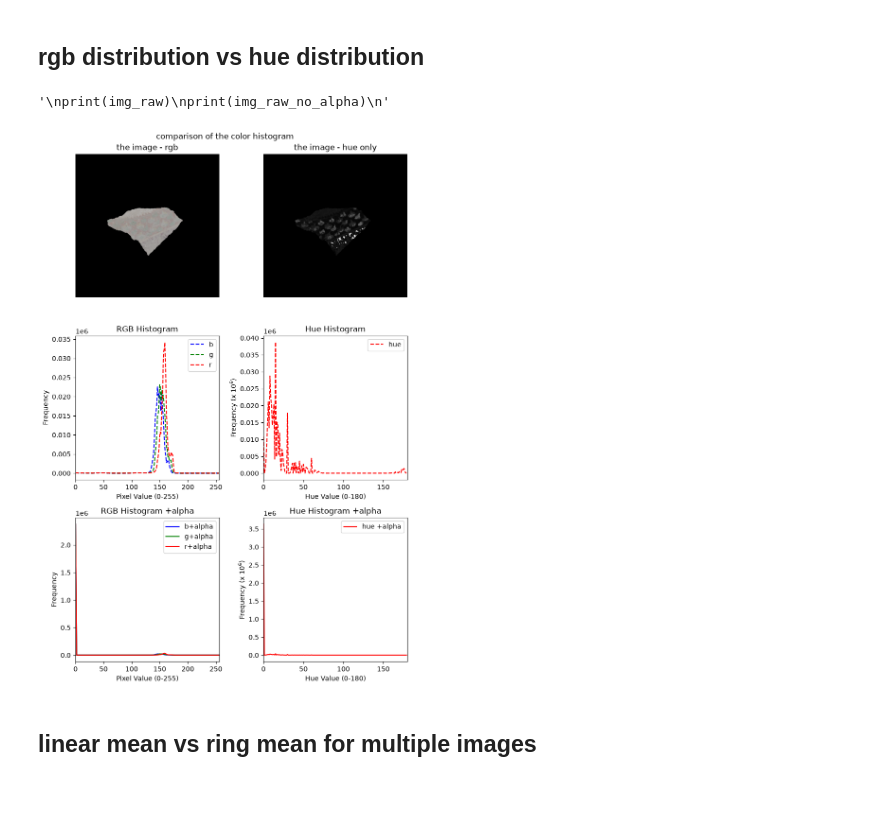
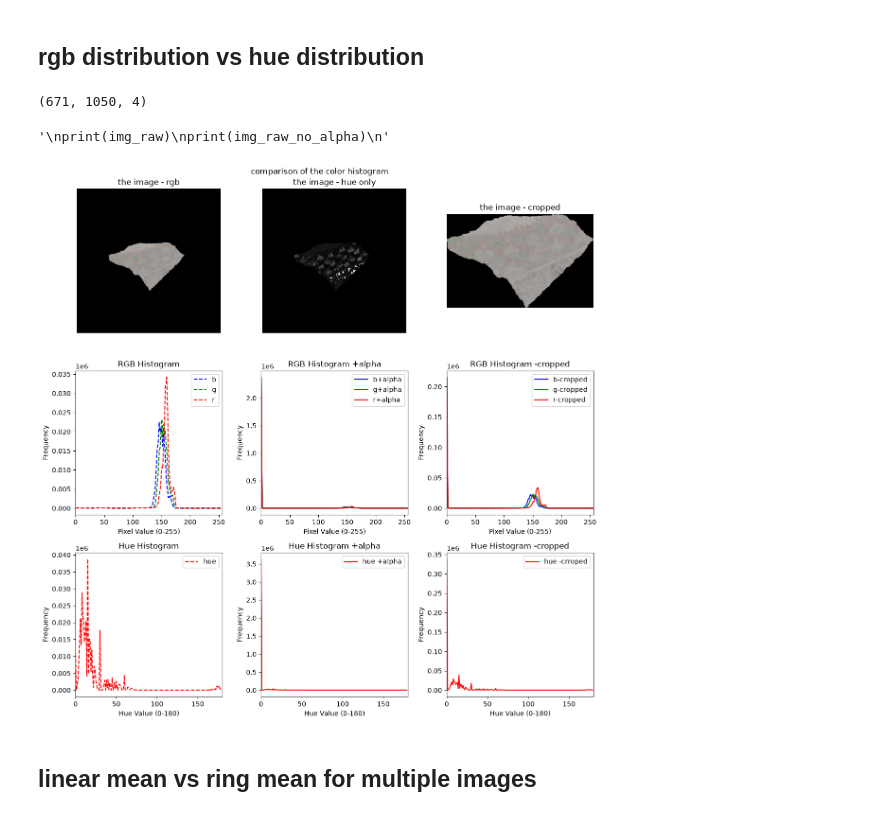
Before and after one commit to cooocoooc/construction-of-2.5D-RePAIR, a Jupyter notebook: notebook/20_analysis_data_raw.ipynb, the cells around one changed output. Saved outputs shown, nothing was run; the diff lists cells and outputs as text; code cells hidden in the pictures.

```diff
--- a/notebook/20_analysis_data_raw.ipynb
+++ b/notebook/20_analysis_data_raw.ipynb
@@ -42,13 +42,15 @@ img_path = '../raw_data/2D_Fragments/2D_Images/assembled_objects/RPobj_g2_o0002/
 
 img_raw = cv2.imread(img_path, cv2.IMREAD_UNCHANGED)
 img_raw_no_alpha = cv2.imread(img_path)
-
+img_cropped = image_utils.get_cropped_from_alpha(img_path)
+print(img_cropped.shape)
 """
 print(img_raw)
 print(img_raw_no_alpha)
 """
 # %% [output]
-'\nprint(img_raw)\nprint(img_raw_no_alpha)\n'
+(671, 1050, 4)
+'\nprint(img_raw)\nprint(img_raw_no_alpha)\n'
 # %%
 import cv2
 import matplotlib.pyplot as plt
@@ -65,11 +67,11 @@ print(hist_test)
 print(hist_test_alpha)
 """
 
-# calculate the color histogram of the rgb
+# calculate the color histogram of the rgb on the raw image
 rgb_engine = ColorHistogramEngine('rgb')
 rgb_hist = rgb_engine.calculate_hist(img_path)
 
-# calculate the color histogram of the hue
+# calculate the color histogram of the hue on the raw image
 hue_engine =  ColorHistogramEngine('hue')
 hue_hist = hue_engine.calculate_hist(img_raw)
 
@@ -81,68 +83,77 @@ rgb_hist_alpha = rgb_engine_alpha.calculate_hist(img_raw_no_alpha)
 hue_engine_alpha =  ColorHistogramEngine('hue', False)
 hue_hist_alpha = hue_engine_alpha.calculate_hist(img_path)
 
+# calculate the color histogram of the rgb on the cropped image
+rgb_engine_cropped = ColorHistogramEngine('rgb', False)
+rgb_hist_cropped = rgb_engine_cropped.calculate_hist(img_cropped)
+
+# calculate the color histogram of the hue on the cropped image
+hue_engine_cropped =  ColorHistogramEngine('hue', False)
+hue_hist_cropped = hue_engine_cropped.calculate_hist(img_cropped)
+
 # show the color distribution and the raw image
-fig, axes = plt.subplots(3, 2, figsize=(8, 12))
+fig, axes = plt.subplots(3, 3, figsize=(12, 12))
 
 # show the rgb distribution
 colors = ('b', 'g', 'r')
 
 for i, color in enumerate(colors):
     hist = rgb_hist[i]
     axes[1, 0].plot(hist, color = color, linestyle = "--", label = colors[i])
     hist_alpha = rgb_hist_alpha[i]
-    axes[2, 0].plot(hist_alpha, color = color, label = f"{colors[i]}+alpha")
+    axes[1, 1].plot(hist_alpha, color = color, label = f"{colors[i]}+alpha")
+    hist_cropped = rgb_hist_cropped[i]
+    axes[1, 2].plot(hist_cropped, color = color, label = f"{colors[i]}-cropped")
 
-axes[1, 0].set_title('RGB Histogram')
-axes[1, 0].set_xlabel('Pixel Value (0-255)')
-axes[1, 0].set_ylabel('Frequency')
-axes[1, 0].set_xlim([0, 256])
-axes[1, 0].ticklabel_format(style = 'sci', axis = 'y', scilimits = (6,6))
-axes[1, 0].legend()
+title_name = ['Histogram', 'Histogram +alpha', 'Histogram -cropped']
+n = len(title_name)
+for i in range(n):
+    axes[1, i].set_title(f'RGB {title_name[i]}')
+    axes[1, i].set_xlabel('Pixel Value (0-255)')
+    axes[1, i].set_ylabel('Frequency')
+    axes[1, i].set_xlim([0, 256])
+    axes[1, i].ticklabel_format(style = 'sci', axis = 'y', scilimits = (6,6))
+    axes[1, i].legend()
 
-axes[2, 0].set_title('RGB Histogram +alpha')
-axes[2, 0].set_xlabel('Pixel Value (0-255)')
-axes[2, 0].set_ylabel('Frequency')
-axes[2, 0].set_xlim([0, 256])
-axes[2, 0].ticklabel_format(style = 'sci', axis = 'y', scilimits = (6,6))
-axes[2, 0].legend()
 
 # show the hue distribution
-axes[1, 1].plot(hue_hist, color = color[0], linestyle='--', label = 'hue')
+axes[2, 0].plot(hue_hist, color = color[0], linestyle='--', label = 'hue')
 axes[2, 1].plot(hue_hist_alpha, color = color[0], label = 'hue +alpha')
+axes[2, 2].plot(hue_hist_cropped, color = color[0], label = 'hue -crroped')
 
-axes[1, 1].set_title('Hue Histogram')
-axes[1, 1].set_xlabel('Hue Value (0-180)')
-axes[1, 1].set_ylabel('Frequency (x $10^6$)')
-axes[1, 1].set_xlim([0, 180])
-axes[1, 1].ticklabel_format(style = 'sci', axis = 'y', scilimits = (6,6))
-axes[1, 1].legend()
+for i in range(n):
+    axes[2, i].set_title(f'Hue {title_name[i]}')
+    axes[2, i].set_xlabel('Hue Value (0-180)')
+    axes[2, i].set_ylabel('Frequency')
+    axes[2, i].set_xlim([0, 180])
+    axes[2, i].ticklabel_format(style = 'sci', axis = 'y', scilimits = (6,6))
+    axes[2, i].legend()
 
-axes[2, 1].set_title('Hue Histogram +alpha')
-axes[2, 1].set_xlabel('Hue Value (0-180)')
-axes[2, 1].set_ylabel('Frequency (x $10^6$)')
-axes[2, 1].set_xlim([0, 180])
-axes[2, 1].ticklabel_format(style = 'sci', axis = 'y', scilimits = (6,6))
-axes[2, 1].legend()
 
 # show the image
 img_rgb = cv2.cvtColor(img_raw, cv2.COLOR_BGR2RGB)
 img_hsv = cv2.cvtColor(img_raw, cv2.COLOR_BGR2HSV)
+img_cropped = cv2.cvtColor(img_cropped, cv2.COLOR_BGR2RGB)
+
 hue_channel = img_hsv[:, :, 0]
 
 axes[0, 0].imshow(img_rgb)
 axes[0, 0].axis('off')
 axes[0, 0].set_title("the image - rgb")
 
 axes[0, 1].imshow(hue_channel, cmap = 'gray')
 axes[0, 1].axis('off')
 axes[0, 1].set_title("the image - hue only")
 
+axes[0, 2].imshow(img_cropped)
+axes[0, 2].axis('off')
+axes[0, 2].set_title("the image - cropped")
+
 fig.suptitle("comparison of the color histogram")
 plt.tight_layout()
 plt.show()
 # %% [output]
-[figure, old version]
+[figure, new version]
 # %% [markdown]
 ## linear mean vs ring mean for multiple images
 # %%
```
Also changed, not shown: parts of 5 cells of this notebook, 6 other files.
